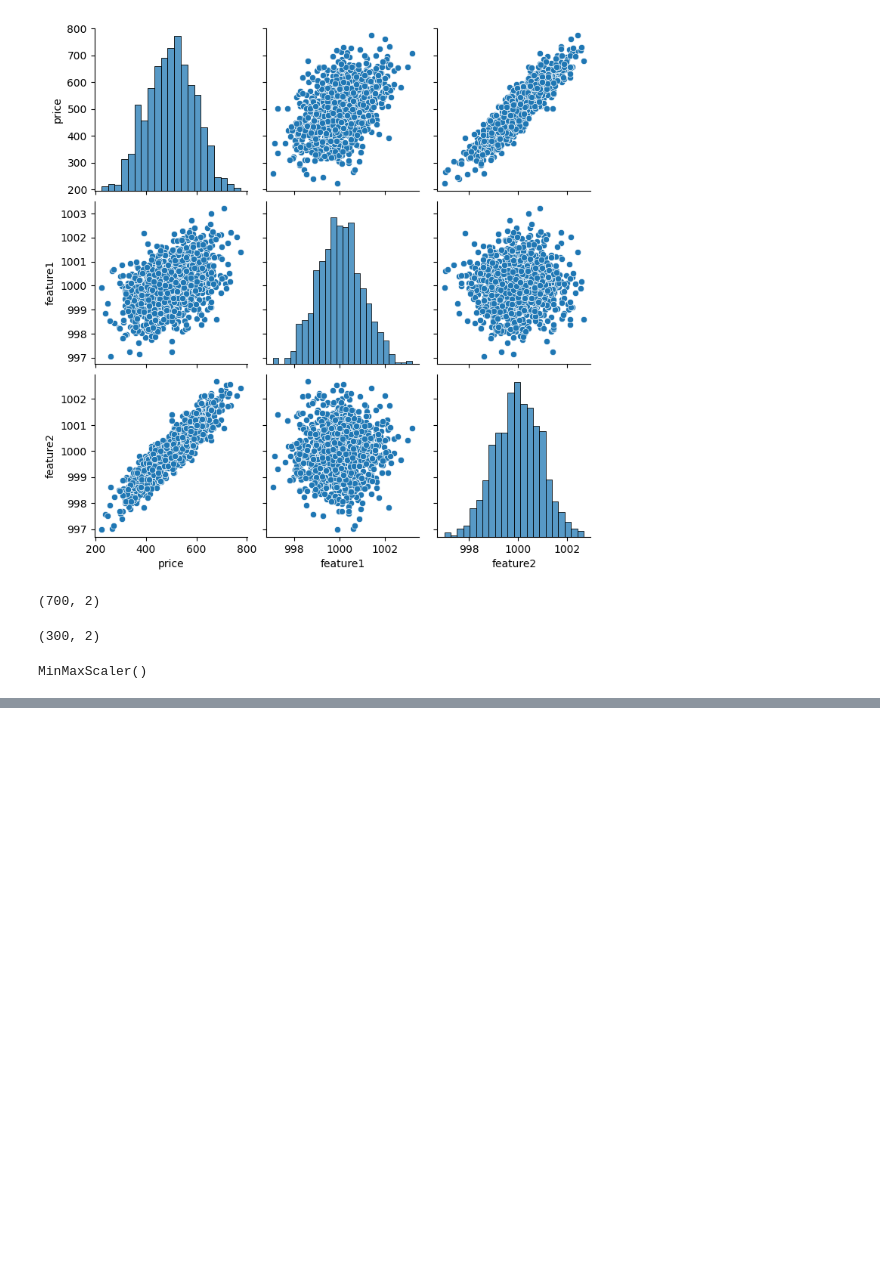
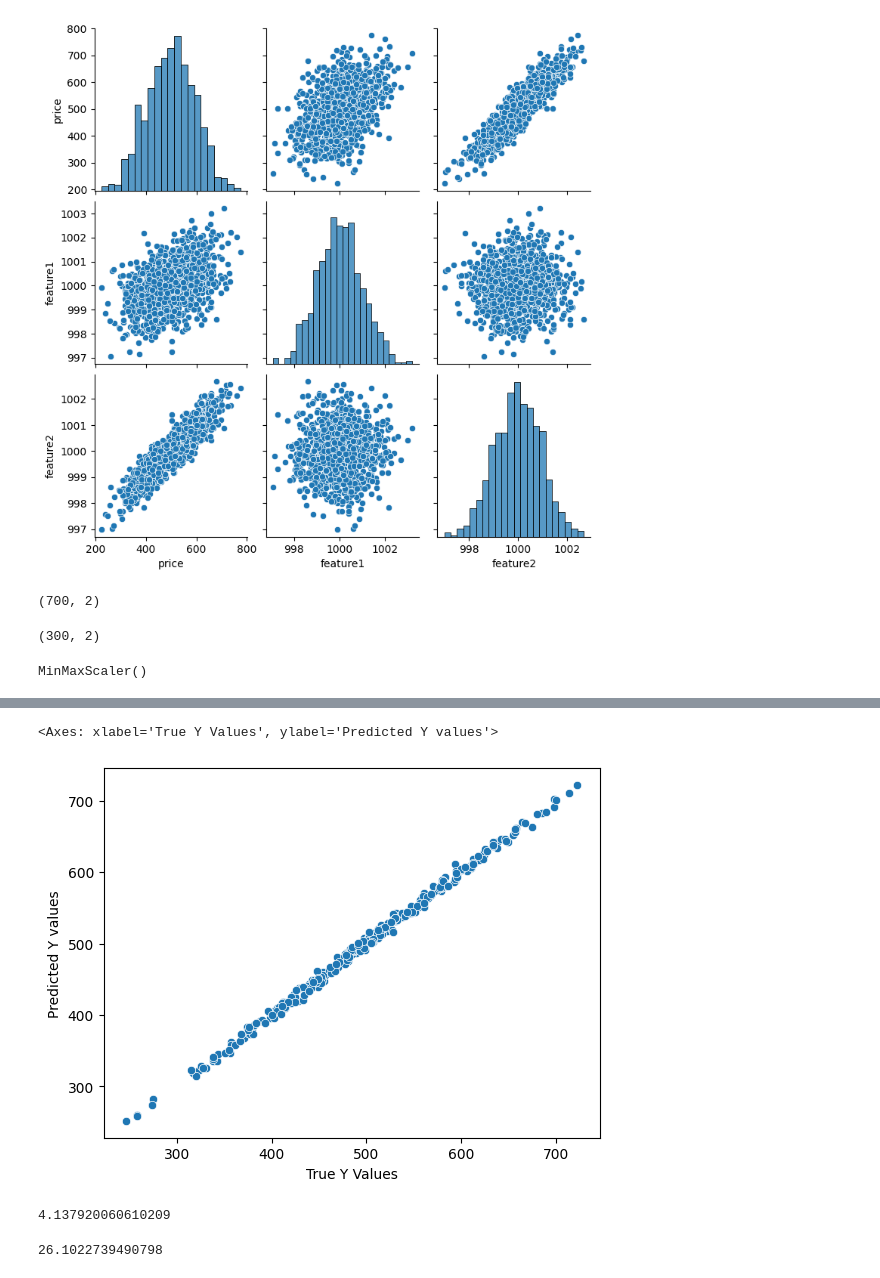
Before and after one commit to Diwakerprashar/EDA-Datasets, a Jupyter notebook: Keras 01.ipynb, the cells around one changed output, grey strips where cells are left out. Drawn from its saved outputs; the diff is of its cells as text; code cells hidden in the pictures; blank space fills up the shorter version.

Commit message:
TensorFlow Keras Basics -- Diwaker Prashar
Working with fake dataset to make a prediction model using ANN

```diff
--- a/Keras 01.ipynb
+++ b/Keras 01.ipynb
@@ -162,0 +193,3 @@ loss_df.plot()
+# %%
+test_predictions = pd.Series(test_predictions.reshape(300,))
+test_predictions
@@ -162,0 +209,3 @@ loss_df.plot()
+# %%
+pred_df = pd.DataFrame(y_test,columns=['True Y values'])
+pred_df
@@ -162,0 +226,5 @@ loss_df.plot()
+# %%
+pred_df = pd.concat([pred_df,test_predictions],axis=1)
+# %%
+pred_df.columns = ['True Y Values','Predicted Y values']
+pred_df
@@ -162,0 +245,5 @@ loss_df.plot()
+# %%
+sns.scatterplot(x='True Y Values',y='Predicted Y values',data=pred_df)
+# %% [output]
+<Axes: xlabel='True Y Values', ylabel='Predicted Y values'>
+[figure, added]
@@ -162,0 +252,8 @@ loss_df.plot()
+# %%
+mean_absolute_error(pred_df['True Y Values'],pred_df['Predicted Y values'])
+# %% [output]
+4.137920060610209
+# %%
+mean_squared_error(pred_df['True Y Values'],pred_df['Predicted Y values'])
+# %% [output]
+26.1022739490798
```
Also changed, not shown: parts of 34 cells of this notebook.
